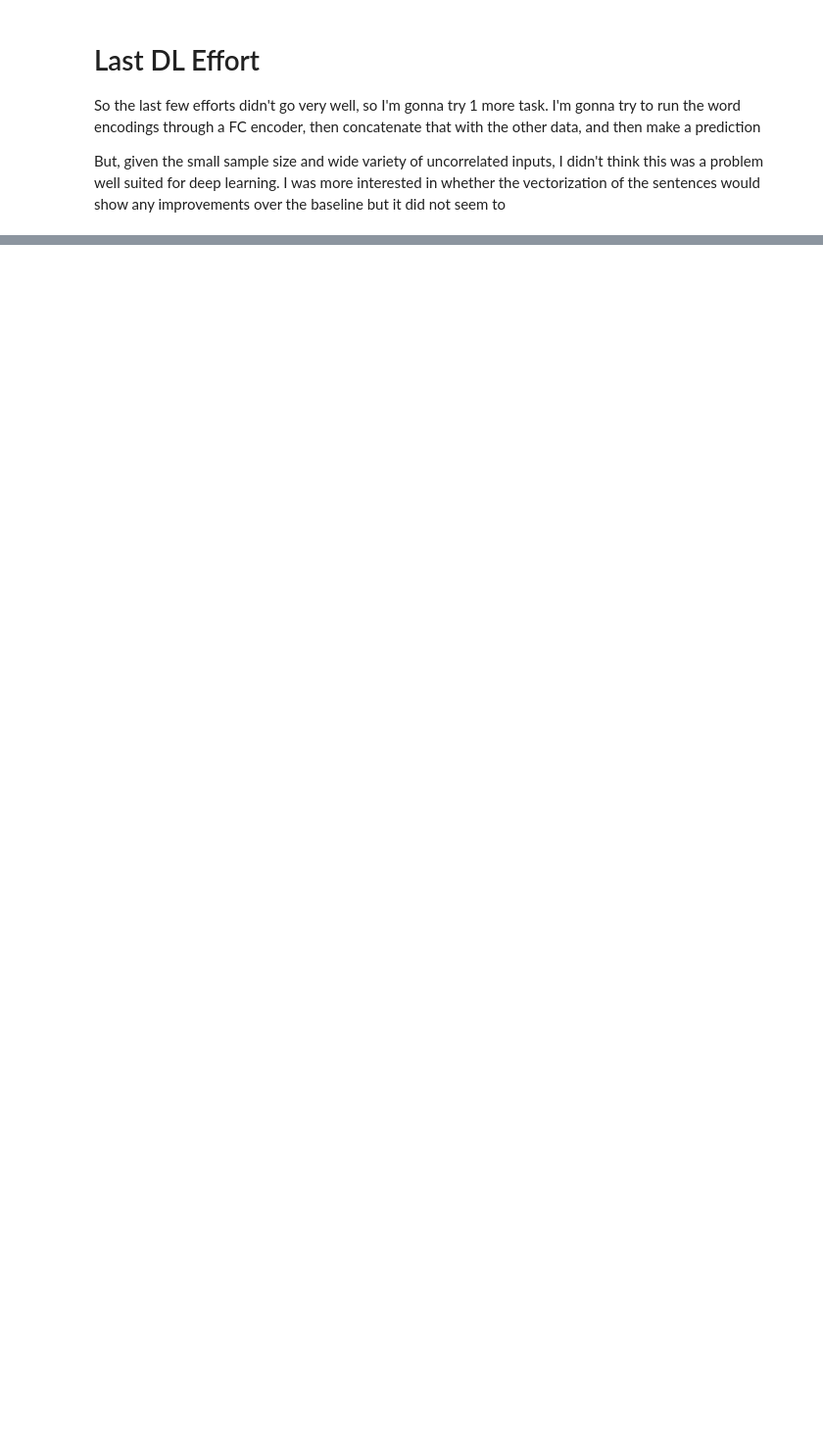
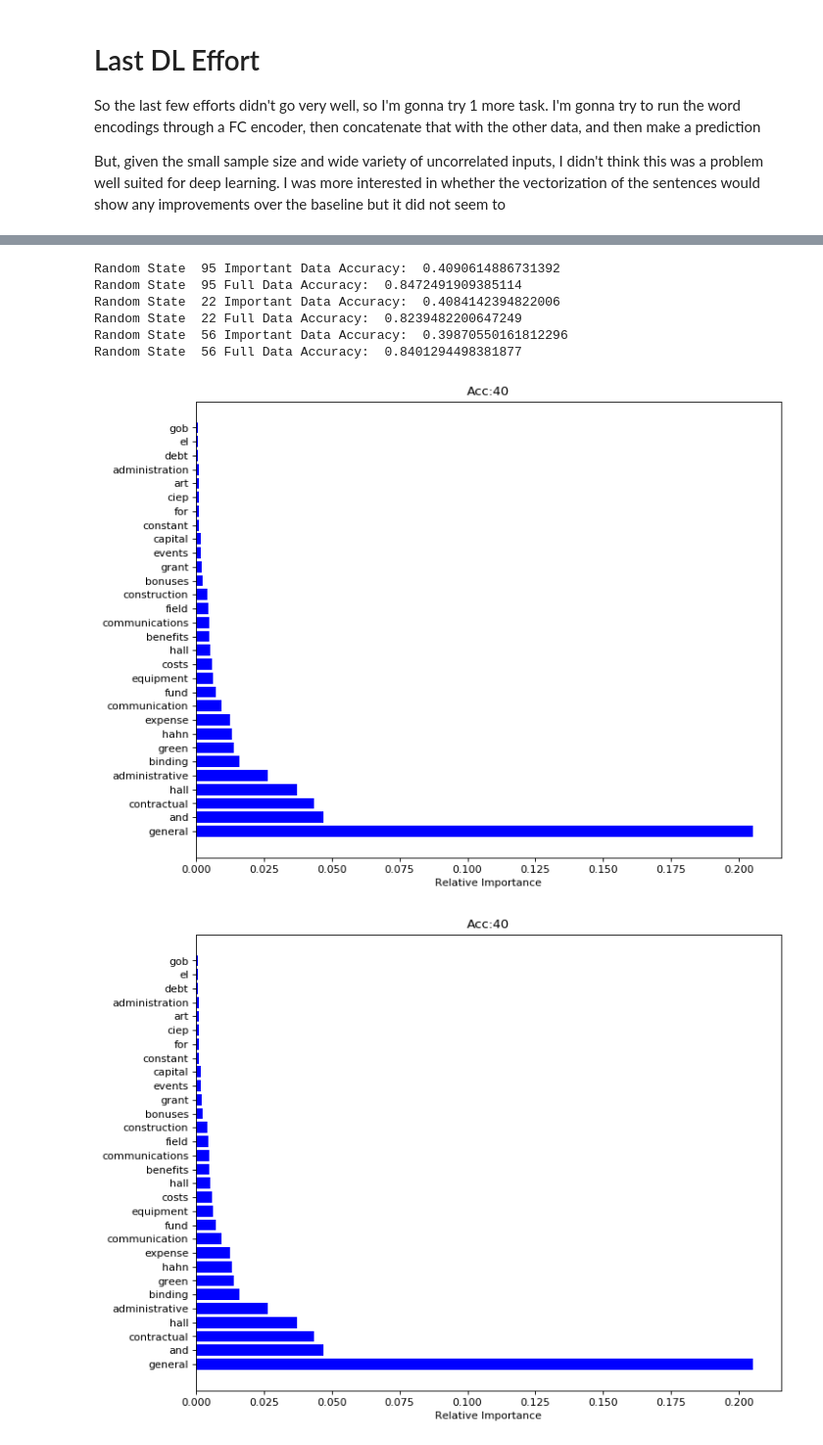
Before and after one commit to ghodouss/la_data, a Jupyter notebook: Data Digging Notebook.ipynb, the cells around one changed output, grey strips where cells are left out. Shown: that part at 98% size. Drawn from its saved outputs; the diff is of its cells as text; code cells hidden in the pictures; blank space fills up the shorter version.

```diff
--- a/Data Digging Notebook.ipynb
+++ b/Data Digging Notebook.ipynb
@@ -448,0 +712,32 @@ I'm going to now move my stuff over to a clean notebook and try to work through
+# %%
+from random import random
+
+max_accuracy = 0
+
+for i in range(3):
+
+    state = int(random()*100)
+
+    rfc = RandomForestClassifier(n_estimators=500, random_state=state, max_features='log2')
+
+    # get results of full data
+    rfc = RandomForestClassifier(n_estimators=500, random_state=state, max_features='log2')
+    rfc.fit(X_train, Y_train)
+    acc = rfc.score(X_test, Y_test)
+    print("Random State ", state, "Full Data Accuracy: ", acc)
+    plot_ngram_rfc(rfc, 2*i)
+
+    # get results of only important data
+    rfc.fit(X_imp_train, Y_imp_train)
+    acc = rfc.score(X_imp_test, Y_imp_test)
+    print("Random State ", state, "Important Data Accuracy: ", acc)
+    plot_ngram_rfc(rfc, 2*i+1, int(100*acc))
+# %% [output]
+Random State  95 Important Data Accuracy:  0.4090614886731392
+Random State  95 Full Data Accuracy:  0.8472491909385114
+Random State  22 Important Data Accuracy:  0.4084142394822006
+Random State  22 Full Data Accuracy:  0.8239482200647249
+Random State  56 Important Data Accuracy:  0.39870550161812296
+Random State  56 Full Data Accuracy:  0.8401294498381877
+[figure, added]
+[figure, added]
```
Also changed, not shown: parts of 50 cells of this notebook.
